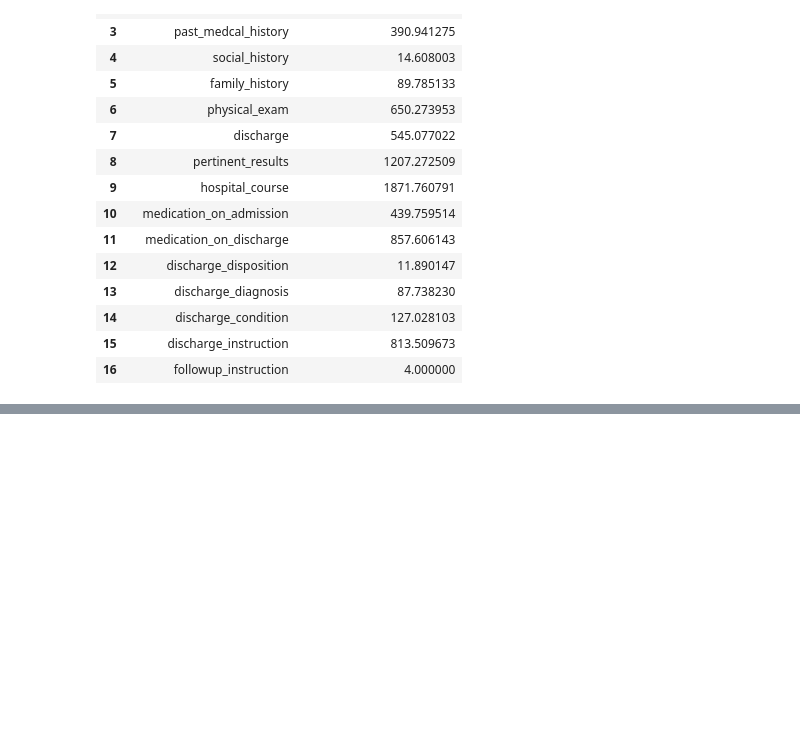
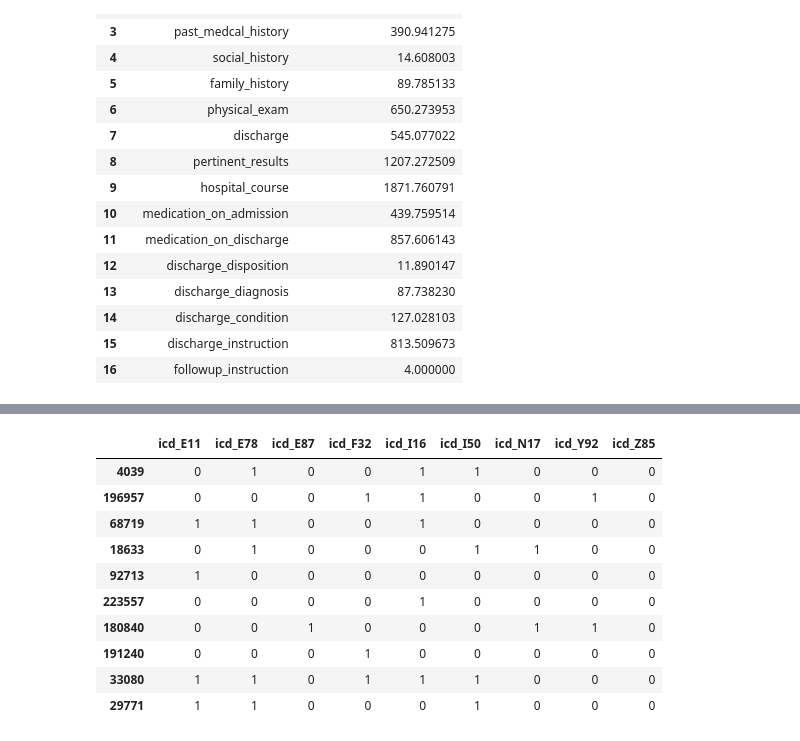
Before and after one commit to smitamisra/EHR_exploration, a Jupyter notebook: notebooks/tokenization_classification.ipynb, the cells around one changed output, grey strips where cells are left out. Saved outputs shown, nothing was run; the diff lists cells and outputs as text; code cells hidden in the pictures; blank space fills up the shorter version.

Commit message:
start_model_prediction

```diff
--- a/notebooks/tokenization_classification.ipynb
+++ b/notebooks/tokenization_classification.ipynb
@@ -140,0 +310,3 @@ feature_text_length = (pd.DataFrame(len_dic, index=[0])).transpose().reset_index
+# %%
+#dropping the discharge column as it is 98% null
+df4model = df_text_ic.drop('discharge', axis=1).fillna('')
@@ -141,10 +333,19 @@ feature_text_length = (pd.DataFrame(len_dic, index=[0])).transpose().reset_index
 # %%
-target= ['icd_E11', 'icd_E78',
-       'icd_E87', 'icd_F32', 'icd_I16', 'icd_I50', 'icd_N17', 'icd_Y92',
-       'icd_Z85']
-feature = [ 'history_present_illness',
-       'past_medcal_history', 'social_history', 'family_history',
-       'physical_exam', 'discharge', 'pertinent_results', 'hospital_course',
+categories = ['icd_E11', 'icd_E78','icd_E87', 'icd_F32', 'icd_I16', 'icd_I50', 'icd_N17', 'icd_Y92','icd_Z85']
+
+variables = [ 'history_present_illness', 'past_medcal_history', 'social_history', 'family_history',
+       'physical_exam', 'pertinent_results', 'hospital_course',
        'medication_on_admission', 'medication_on_discharge',
        'discharge_disposition', 'discharge_diagnosis', 'discharge_condition',
        'discharge_instruction', 'followup_instruction']
+
+# df4model['dis_mer'] = df4model['discharge_disposition']+ df4model['discharge_diagnosis'] #these are object do we need to use astype(str)
+
+train, test = train_test_split(df4model, random_state=42, test_size=0.33, shuffle=True)
+X_train = train.discharge_instruction
+X_test = test.discharge_instruction
+y_train = train[categories]
+y_test = test[categories]
+
+print(X_train.shape)
+print(X_test.shape)
@@ -150,0 +415,14 @@ feature = [ 'history_present_illness',
+# %%
+y_test.head(10)
+# %% [output]
+|  | icd_E11 | icd_E78 | icd_E87 | icd_F32 | icd_I16 | icd_I50 | icd_N17 | icd_Y92 | icd_Z85 |
+| 4039 | 0 | 1 | 0 | 0 | 1 | 1 | 0 | 0 | 0 |
+| 196957 | 0 | 0 | 0 | 1 | 1 | 0 | 0 | 1 | 0 |
+| 68719 | 1 | 1 | 0 | 0 | 1 | 0 | 0 | 0 | 0 |
+| 18633 | 0 | 1 | 0 | 0 | 0 | 1 | 1 | 0 | 0 |
+| 92713 | 1 | 0 | 0 | 0 | 0 | 0 | 0 | 0 | 0 |
+| 223557 | 0 | 0 | 0 | 0 | 1 | 0 | 0 | 0 | 0 |
+| 180840 | 0 | 0 | 1 | 0 | 0 | 0 | 1 | 1 | 0 |
+| 191240 | 0 | 0 | 0 | 1 | 0 | 0 | 0 | 0 | 0 |
+| 33080 | 1 | 1 | 0 | 1 | 1 | 1 | 0 | 0 | 0 |
+| 29771 | 1 | 1 | 0 | 0 | 0 | 1 | 0 | 0 | 0 |
```
Also changed, not shown: parts of 21 cells of this notebook, 1 other file.
